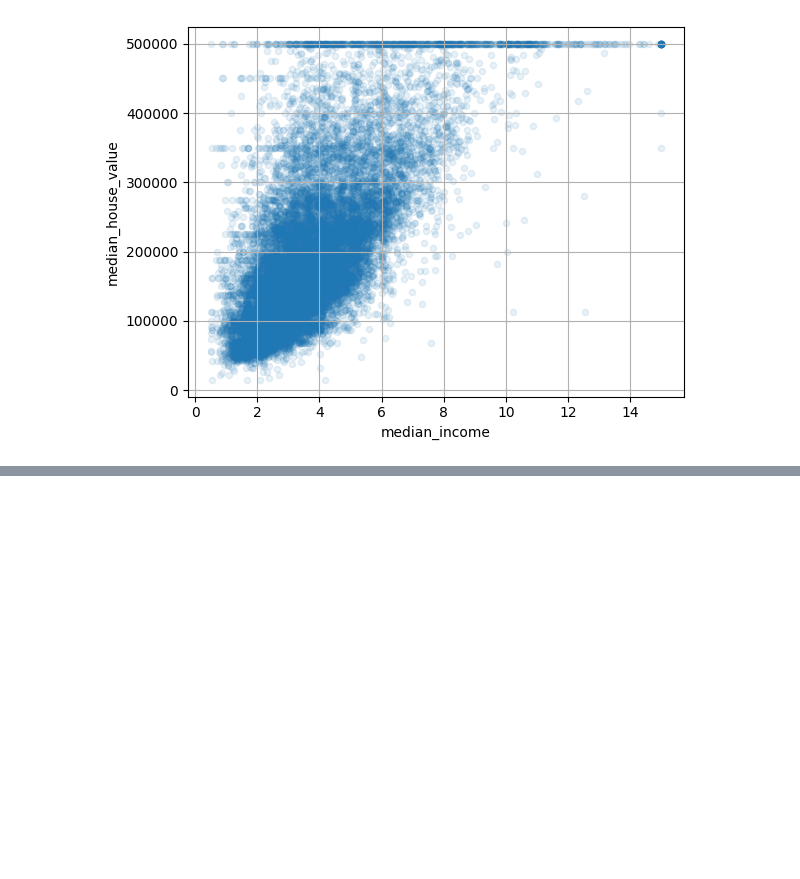
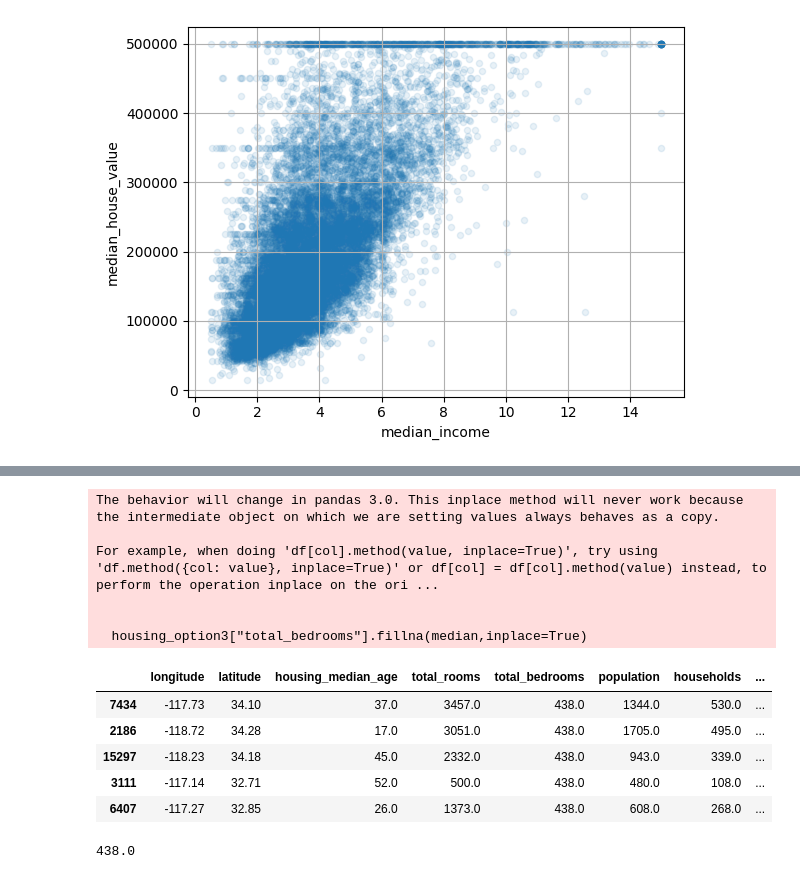
Before and after one commit to karimhbadr1/Hands-On-Machine-Learning-3e, a Jupyter notebook: Chapter2.ipynb, the cells around one changed output, grey strips where cells are left out. Drawn from its saved outputs; the diff is of its cells as text; code cells hidden in the pictures; blank space fills up the shorter version.

```diff
--- a/Chapter2.ipynb
+++ b/Chapter2.ipynb
@@ -444,0 +527,22 @@ housing.plot(kind="scatter",x="median_income",y="median_house_value",alpha=0.1,g
+# %%
+housing_option3=housing.copy()
+median=housing["total_bedrooms"].median()
+housing_option3["total_bedrooms"].fillna(median,inplace=True)
+housing_option3.loc[null_rows_idx].head()
+# %% [output]
+The behavior will change in pandas 3.0. This inplace method will never work because the intermediate object on which we are setting values always behaves as a copy.
+
+For example, when doing 'df[col].method(value, inplace=True)', try using 'df.method({col: value}, inplace=True)' or df[col] = df[col].method(value) instead, to perform the operation inplace on the ori ...
+
+
+  housing_option3["total_bedrooms"].fillna(median,inplace=True)
+|  | longitude | latitude | housing_median_age | total_rooms | total_bedrooms | population | households | ... |
+| 7434 | -117.73 | 34.10 | 37.0 | 3457.0 | 438.0 | 1344.0 | 530.0 | ... |
+| 2186 | -118.72 | 34.28 | 17.0 | 3051.0 | 438.0 | 1705.0 | 495.0 | ... |
+| 15297 | -118.23 | 34.18 | 45.0 | 2332.0 | 438.0 | 943.0 | 339.0 | ... |
+| 3111 | -117.14 | 32.71 | 52.0 | 500.0 | 438.0 | 480.0 | 108.0 | ... |
+| 6407 | -117.27 | 32.85 | 26.0 | 1373.0 | 438.0 | 608.0 | 268.0 | ... |
+# %%
+housing_option3["total_bedrooms"].median()
+# %% [output]
+438.0
```
Also changed, not shown: parts of 8 cells of this notebook.
